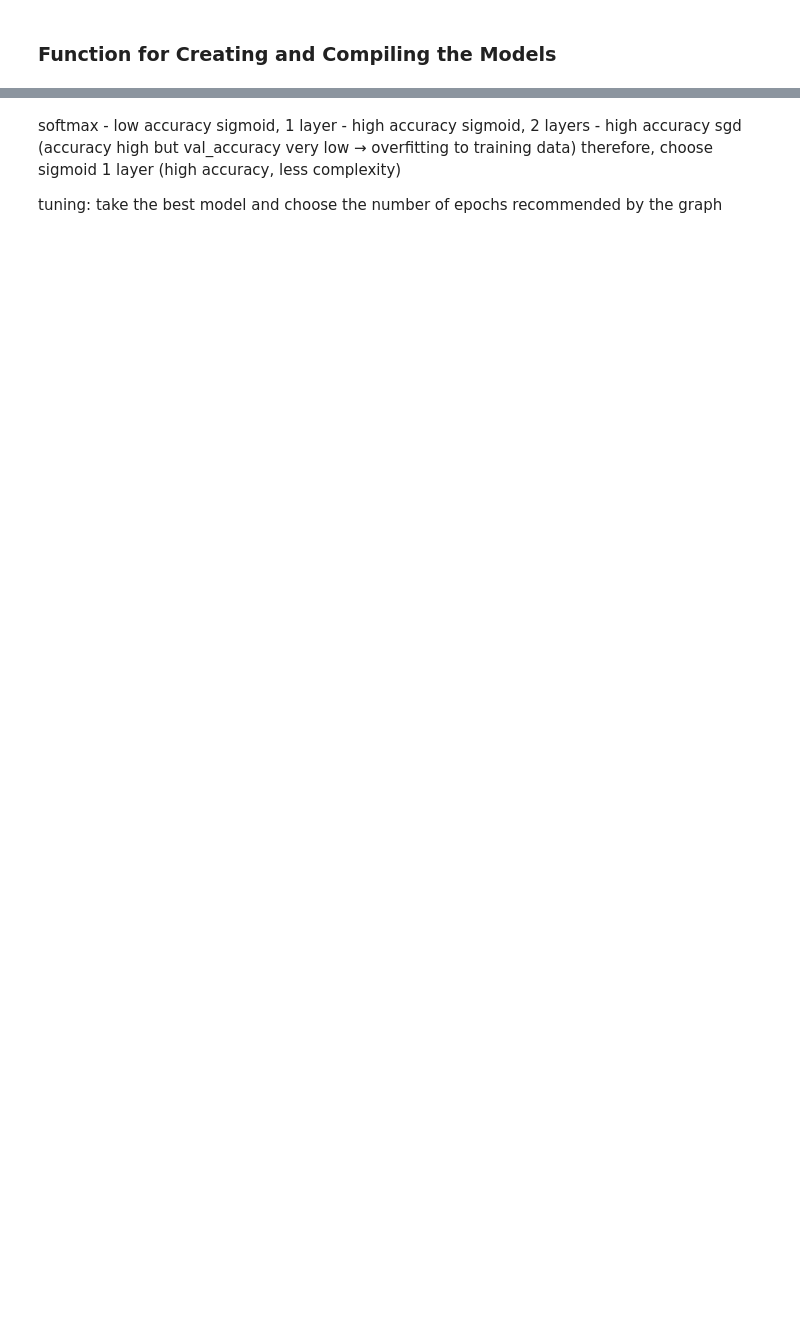
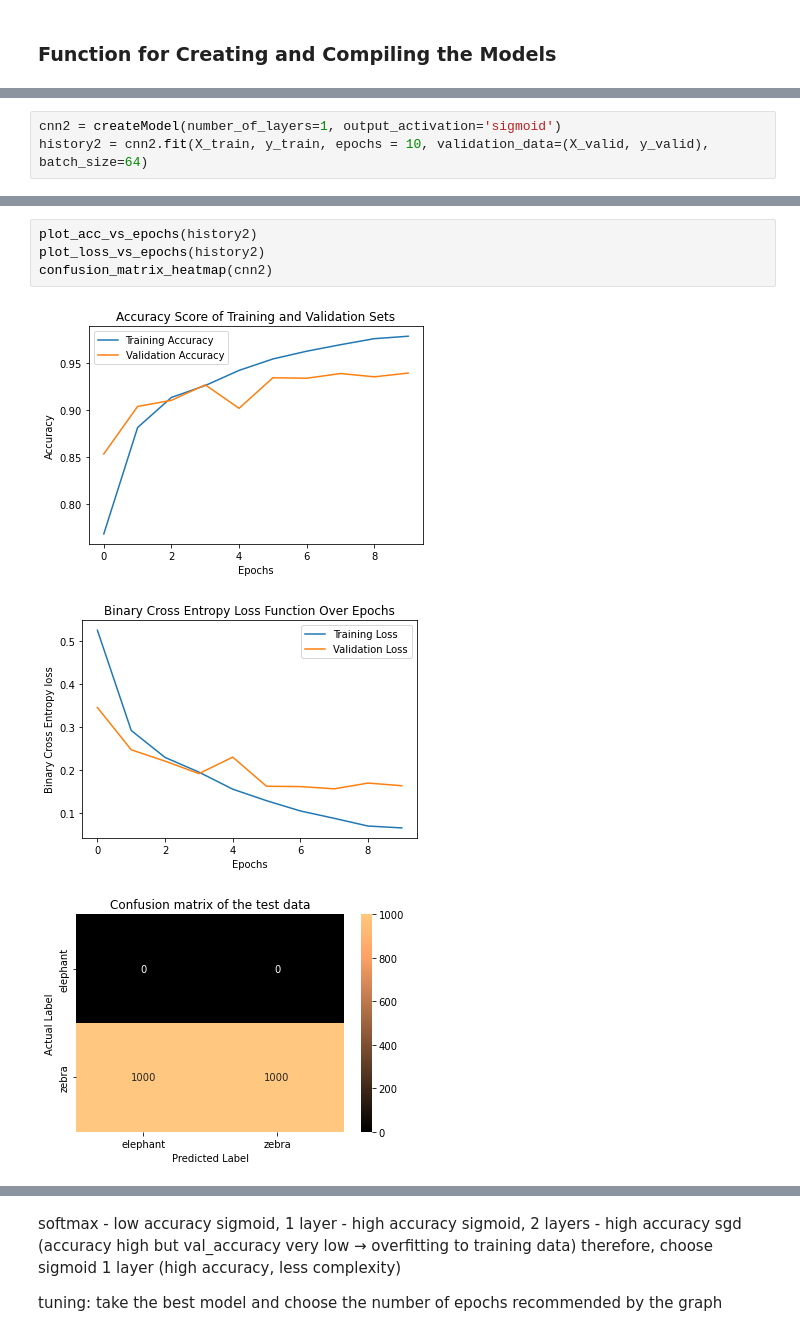
Before and after one commit to Saurabh-Roy/Project2, a Jupyter notebook: Submission.ipynb, the cells around one changed output, grey strips where cells are left out. Drawn from its saved outputs; the diff is of its cells as text; blank space fills up the shorter version.

```diff
--- a/Submission.ipynb
+++ b/Submission.ipynb
@@ -244,0 +308,3 @@ Epoch 10/10
+# %%
+cnn2 = createModel(number_of_layers=1, output_activation='sigmoid')
+history2 = cnn2.fit(X_train, y_train, epochs = 10, validation_data=(X_valid, y_valid), batch_size=64)
@@ -244,0 +329,8 @@ Epoch 10/10
+# %%
+plot_acc_vs_epochs(history2)
+plot_loss_vs_epochs(history2)
+confusion_matrix_heatmap(cnn2)
+# %% [output]
+[figure, added]
+[figure, added]
+[figure, added]
```
Also changed, not shown: parts of 27 cells of this notebook.
